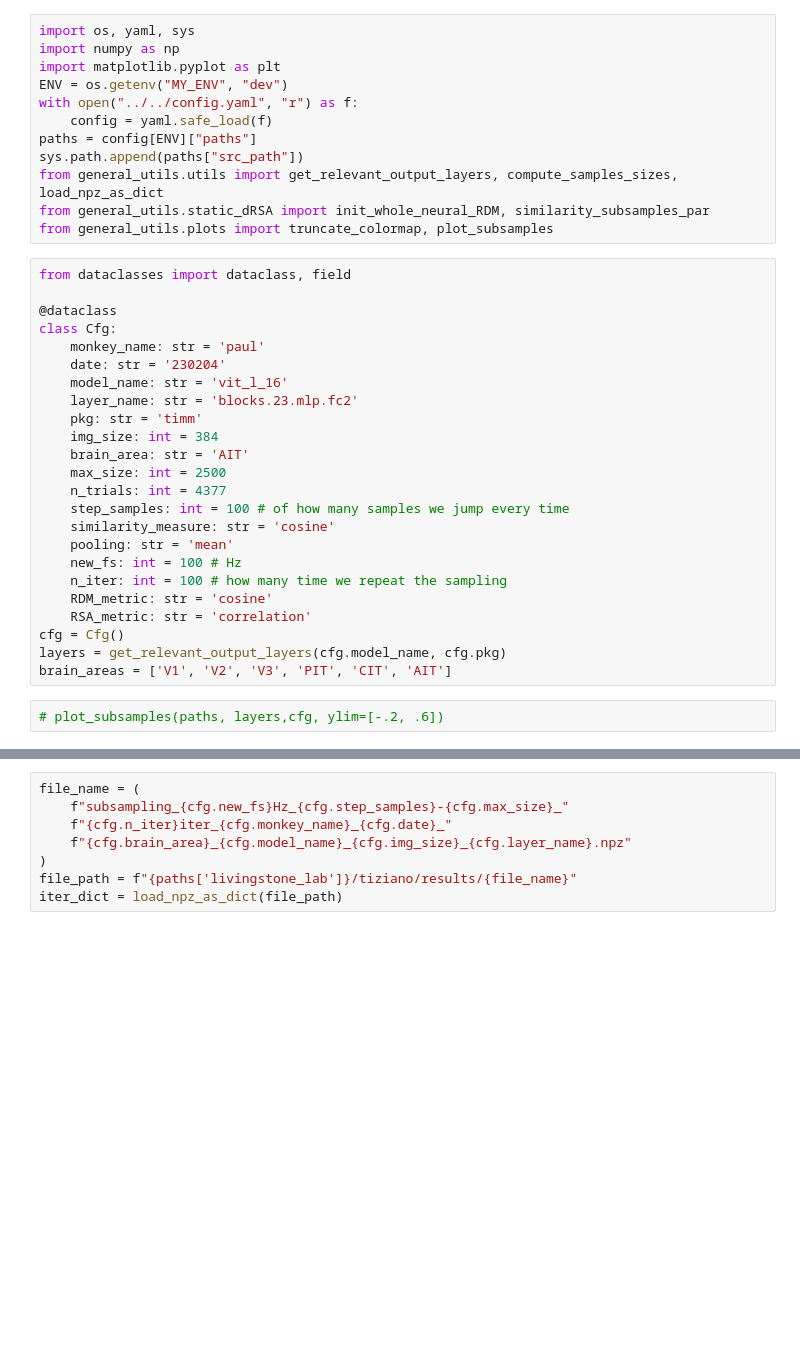
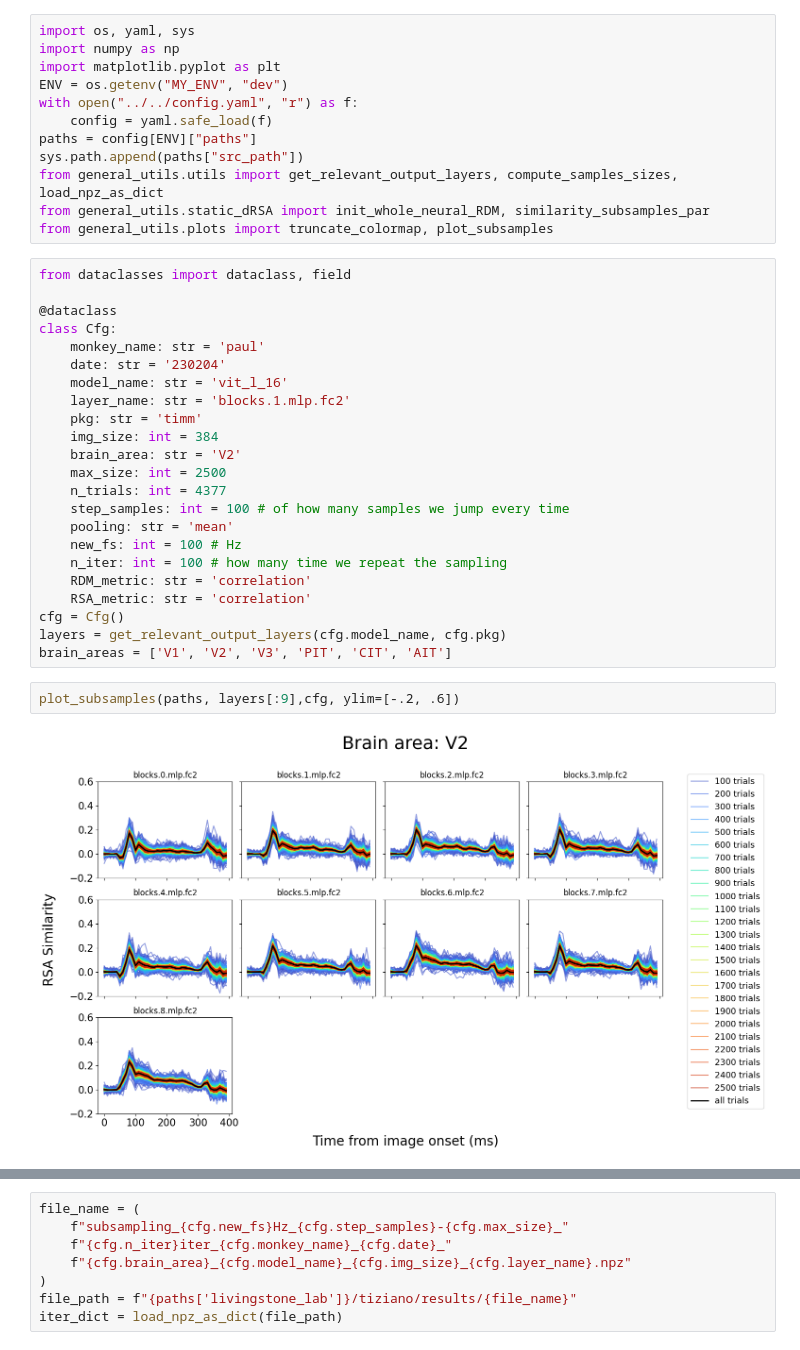
Before and after one commit to TizianoCausin01/temporal_context, a Jupyter notebook: python_scripts/scripts/subsampling_RDMs_stats.ipynb, the cells around one changed output, grey strips where cells are left out. Drawn from its saved outputs; the diff is of its cells as text; blank space fills up the shorter version.

```diff
--- a/python_scripts/scripts/subsampling_RDMs_stats.ipynb
+++ b/python_scripts/scripts/subsampling_RDMs_stats.ipynb
@@ -18,21 +18,22 @@ class Cfg:
     monkey_name: str = 'paul'
     date: str = '230204'
     model_name: str = 'vit_l_16'
-    layer_name: str = 'blocks.23.mlp.fc2'
+    layer_name: str = 'blocks.1.mlp.fc2'
     pkg: str = 'timm'
     img_size: int = 384
-    brain_area: str = 'AIT'
+    brain_area: str = 'V2'
     max_size: int = 2500
     n_trials: int = 4377
     step_samples: int = 100 # of how many samples we jump every time
-    similarity_measure: str = 'cosine'
     pooling: str = 'mean'
     new_fs: int = 100 # Hz
     n_iter: int = 100 # how many time we repeat the sampling
-    RDM_metric: str = 'cosine'
+    RDM_metric: str = 'correlation'
     RSA_metric: str = 'correlation'
 cfg = Cfg()
 layers = get_relevant_output_layers(cfg.model_name, cfg.pkg)
 brain_areas = ['V1', 'V2', 'V3', 'PIT', 'CIT', 'AIT']
 # %%
-# plot_subsamples(paths, layers,cfg, ylim=[-.2, .6])
+plot_subsamples(paths, layers[:9],cfg, ylim=[-.2, .6])
+# %% [output]
+[figure, added]
```
Also changed, not shown: parts of 18 cells of this notebook, 5 other files.
